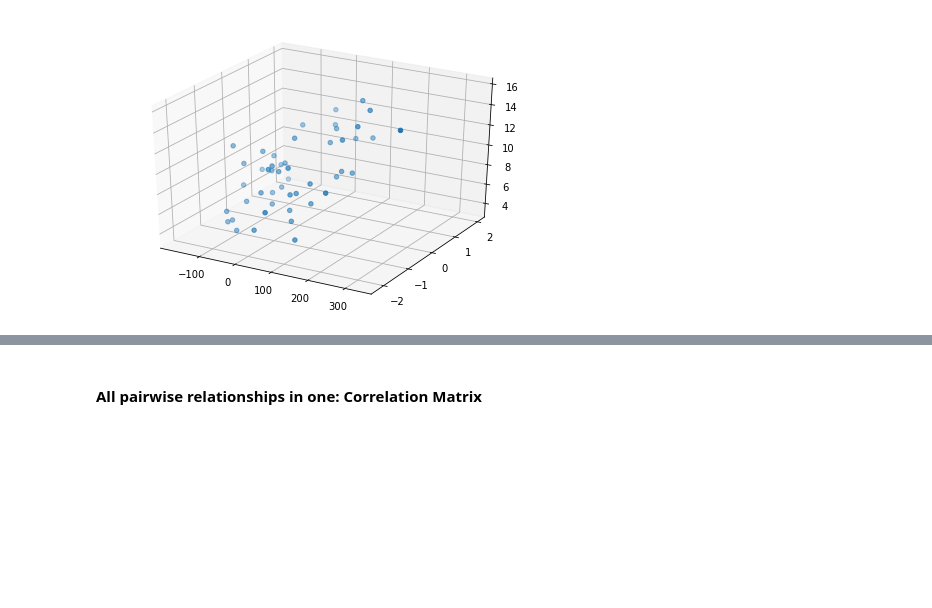
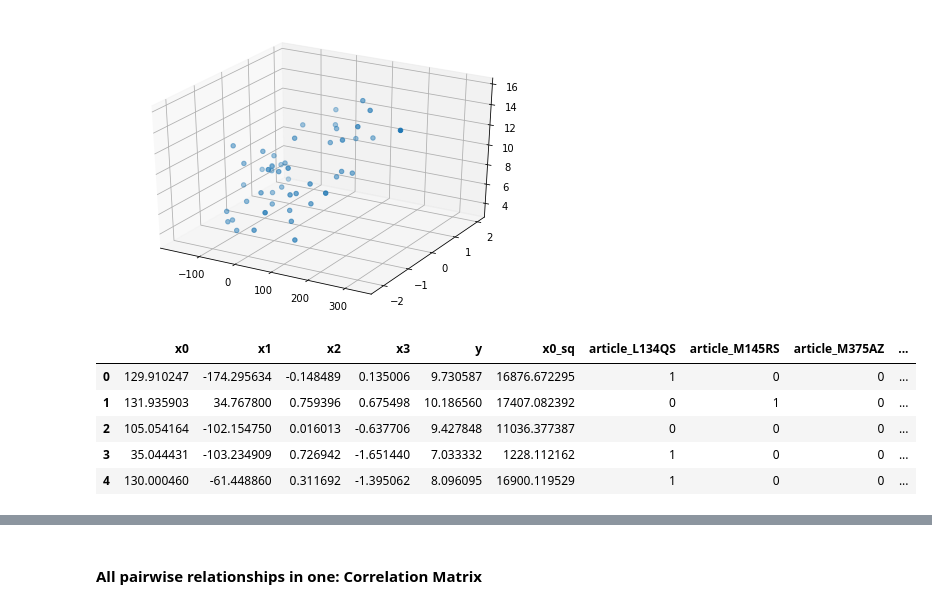
Before and after one commit to DerNiccoo/TensorFlow-training, a Jupyter notebook: Data Science/datascience.ipynb, the cells around one changed output, grey strips where cells are left out. Saved outputs shown, nothing was run; the diff lists cells and outputs as text; code cells hidden in the pictures; blank space fills up the shorter version.

```diff
--- a/Data Science/datascience.ipynb
+++ b/Data Science/datascience.ipynb
@@ -106,0 +118,9 @@ pyplot.show()
+# %%
+df.head()
+# %% [output]
+|  | x0 | x1 | x2 | x3 | y | x0_sq | article_L134QS | article_M145RS | article_M375AZ | ... |
+| 0 | 129.910247 | -174.295634 | -0.148489 | 0.135006 | 9.730587 | 16876.672295 | 1 | 0 | 0 | ... |
+| 1 | 131.935903 | 34.767800 | 0.759396 | 0.675498 | 10.186560 | 17407.082392 | 0 | 1 | 0 | ... |
+| 2 | 105.054164 | -102.154750 | 0.016013 | -0.637706 | 9.427848 | 11036.377387 | 0 | 0 | 0 | ... |
+| 3 | 35.044431 | -103.234909 | 0.726942 | -1.651440 | 7.033332 | 1228.112162 | 1 | 0 | 0 | ... |
+| 4 | 130.000460 | -61.448860 | 0.311692 | -1.395062 | 8.096095 | 16900.119529 | 1 | 0 | 0 | ... |
```
Also changed, not shown: parts of 14 cells of this notebook.
